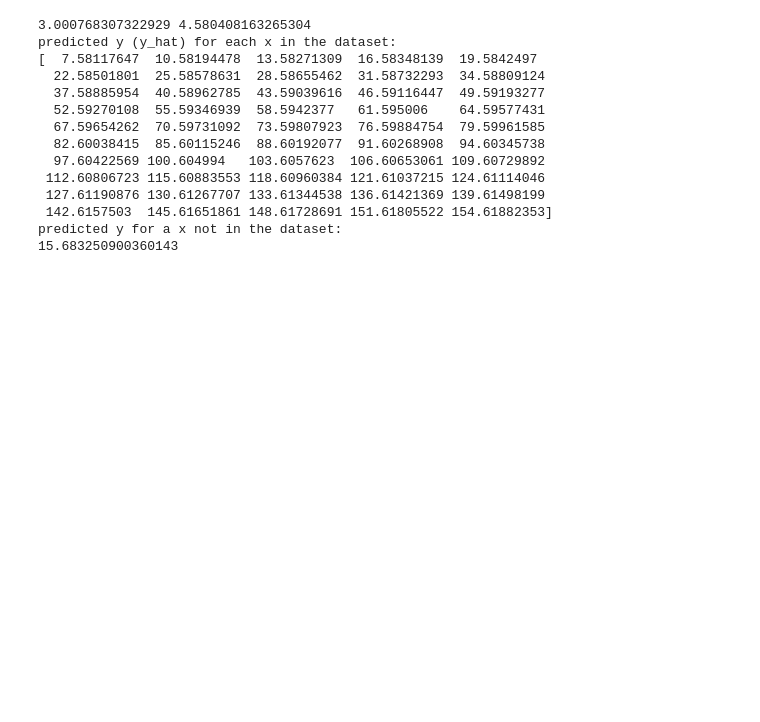
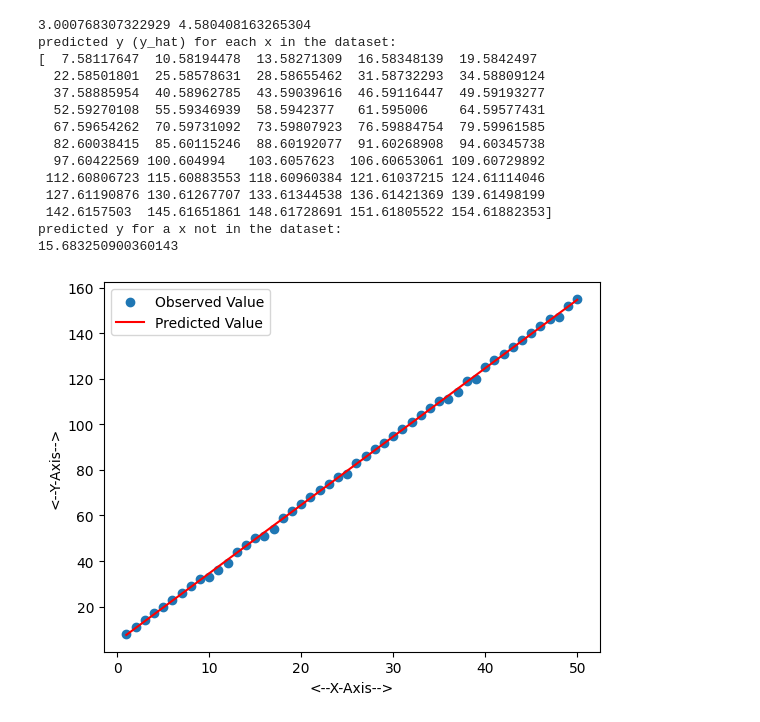
Before and after one commit to gmanthos2/AIFromScratch, a Jupyter notebook: LinearRegression.ipynb, the cells around one changed output. Cells and saved outputs as stored; diff of their text form; code cells hidden in the pictures; blank space fills up the shorter version.

Commit message:
add a graph to make it pretty

```diff
--- a/LinearRegression.ipynb
+++ b/LinearRegression.ipynb
@@ -59,8 +78,8 @@ print ("predicted y (y_hat) for each x in the dataset:")
 print (y_hat)
 
 print ("predicted y for a x not in the dataset:")
-y_hat  = predict(3.7, w, b)
-print(y_hat)
+y_hat_notFound  = predict(3.7, w, b)
+print(y_hat_notFound)
 # %% [output]
 3.000768307322929 4.580408163265304
 predicted y (y_hat) for each x in the dataset:
@@ -76,3 +95,14 @@ predicted y (y_hat) for each x in the dataset:
  142.6157503  145.61651861 148.61728691 151.61805522 154.61882353]
 predicted y for a x not in the dataset:
 15.683250900360143
+# %%
+import matplotlib.pyplot as plt
+
+plt.scatter(x, y, label='Observed Value')
+plt.plot(x, y_hat, label='Predicted Value', color='red')
+plt.xlabel('<--X-Axis-->')
+plt.ylabel('<--Y-Axis-->')
+plt.legend()
+plt.show()
+# %% [output]
+[figure, added]
```
Also changed, not shown: parts of 1 cell of this notebook.
